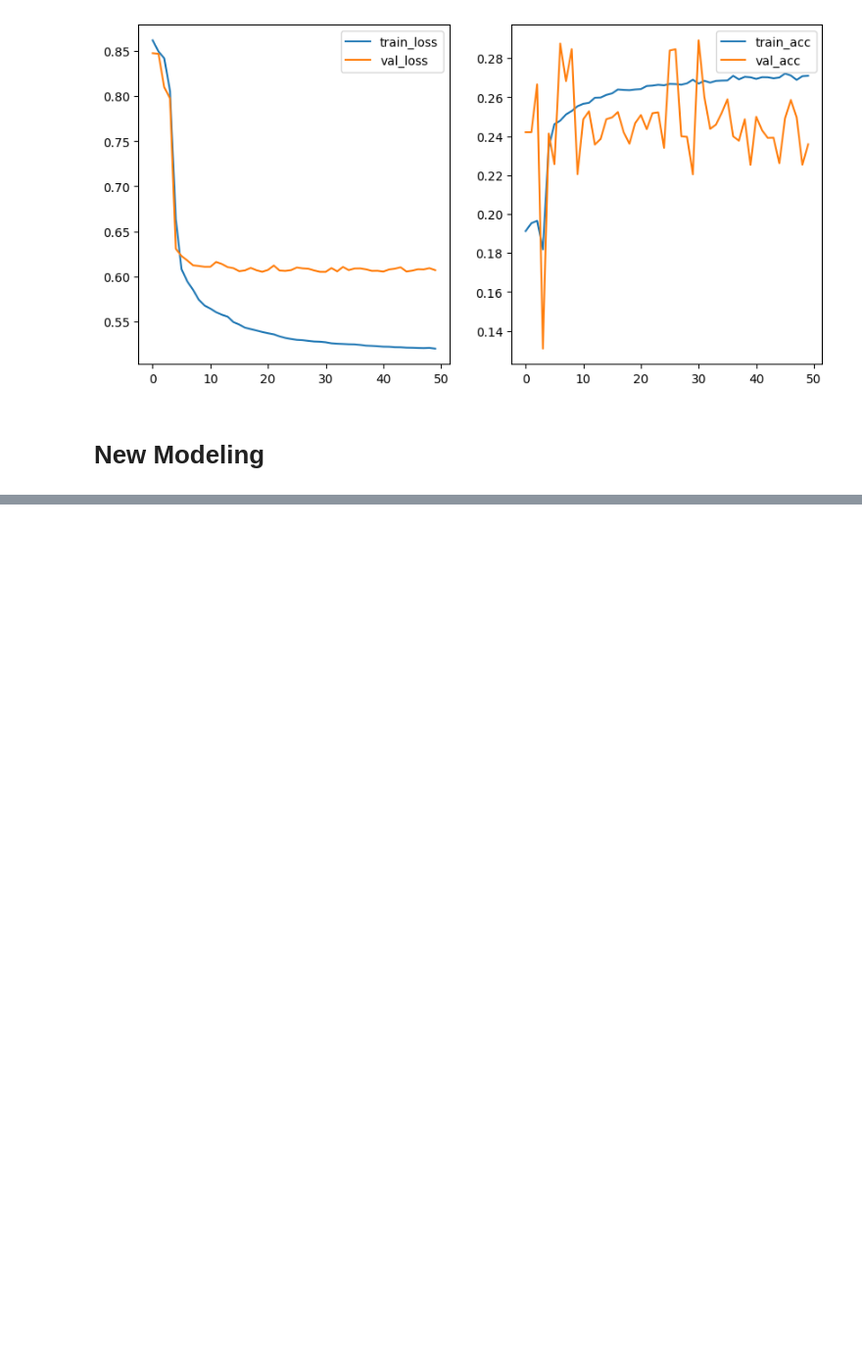
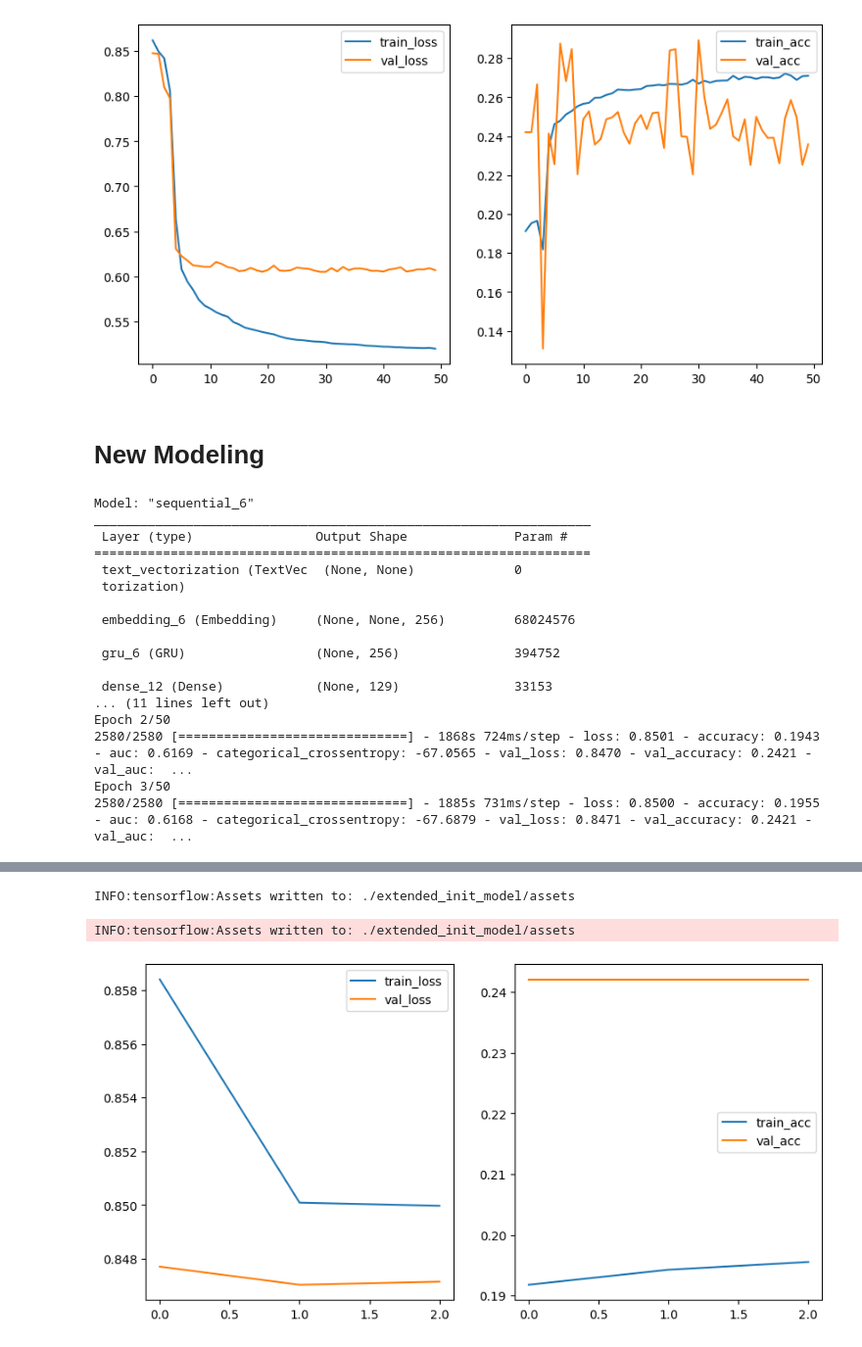
Before and after one commit to ek775/Capstone, a Jupyter notebook: Project Workbook Extended.ipynb, the cells around one changed output, grey strips where cells are left out. Shown: that part at 98% size. Cells and saved outputs as stored; diff of their text form; code cells hidden in the pictures; blank space fills up the shorter version.

Commit message:
examined gradient stability with wider gru layer

```diff
--- a/Project Workbook Extended.ipynb
+++ b/Project Workbook Extended.ipynb
@@ -331,6 +331,9 @@ INFO:tensorflow:Assets written to: ./scale_test_model/assets
 # %% [markdown]
 # New Modeling
 # %%
+#setting initial weights to zero
+kernel_init = tf.keras.initializers.Zeros()
+
 #1st model
 model = Sequential([
     #input layer
@@ -344,25 +347,30 @@ model = Sequential([
         # Use masking to handle the variable abstract lengths
         mask_zero=True),
     #wide recurrent layer
-    tf.keras.layers.GRU(256),
+    tf.keras.layers.GRU(256,
+                        kernel_initializer=kernel_init),
     #decision time
-    tf.keras.layers.Dense(n_subjects, activation='tanh'),
+    tf.keras.layers.Dense(n_subjects, activation='tanh', kernel_initializer=kernel_init),
     tf.keras.layers.Dense(n_subjects, activation='softmax')
 ])
 
+#early stopping on validation loss metric
+callback = tf.keras.callbacks.EarlyStopping(min_delta=0.001, patience=2, restore_best_weights=True)
+
 #compiling the model
-model7.compile(
-    loss=tf.keras.metrics.CategoricalCrossentropy(),
+model.compile(
+    loss='categorical_hinge',
     #steeper clipping
     optimizer=tf.keras.optimizers.Adam(amsgrad=True, clipnorm=1.0),
     metrics=['accuracy',
-             'AUC']
+             'AUC',
+            'categorical_crossentropy']
 )
 
 #fit the model
 print(model.summary())
 NL = model.fit(x=train["abstract"], y=train_target, epochs=50,
-                     batch_size=32, validation_split=0.2)
+                     batch_size=32, validation_split=0.2, callbacks=[callback])
 
 #save the model
 model.save("./extended_init_model")
@@ -380,3 +388,21 @@ sns.lineplot(x=NL.epoch, y=train_acc, ax=ax2, label='train_acc')
 
 sns.lineplot(x=NL.epoch, y=val_loss, ax=ax1, label='val_loss')
 sns.lineplot(x=NL.epoch, y=val_acc, ax=ax2, label='val_acc');
+# %% [output]
+Model: "sequential_6"
+_________________________________________________________________
+ Layer (type)                Output Shape              Param #
+=================================================================
+ text_vectorization (TextVec  (None, None)             0
+ torization)
+
+ embedding_6 (Embedding)     (None, None, 256)         68024576
+
+ gru_6 (GRU)                 (None, 256)               394752
+
+ dense_12 (Dense)            (None, 129)               33153
+... (11 lines left out)
+Epoch 2/50
+2580/2580 [==============================] - 1868s 724ms/step - loss: 0.8501 - accuracy: 0.1943 - auc: 0.6169 - categorical_crossentropy: -67.0565 - val_loss: 0.8470 - val_accuracy: 0.2421 - val_auc:  ...
+Epoch 3/50
+2580/2580 [==============================] - 1885s 731ms/step - loss: 0.8500 - accuracy: 0.1955 - auc: 0.6168 - categorical_crossentropy: -67.6879 - val_loss: 0.8471 - val_accuracy: 0.2421 - val_auc:  ...
@@ -382,0 +410,3 @@ sns.lineplot(x=NL.epoch, y=val_acc, ax=ax2, label='val_acc');
+INFO:tensorflow:Assets written to: ./extended_init_model/assets
+INFO:tensorflow:Assets written to: ./extended_init_model/assets
+[figure, added]
```
Also changed, not shown: parts of 3 cells of this notebook.
